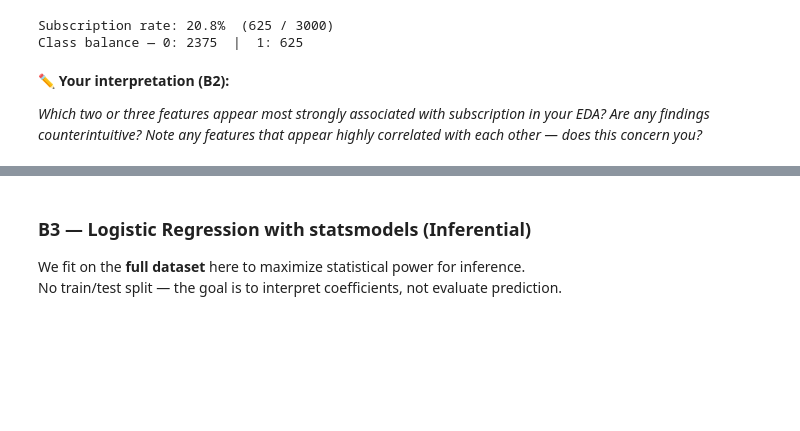
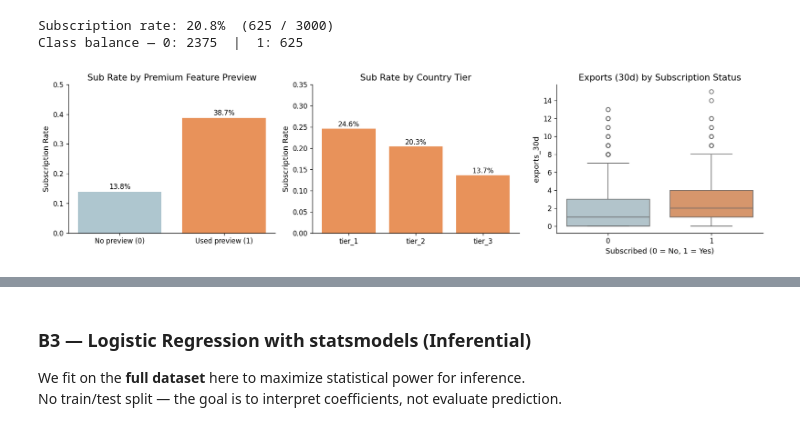
Before and after one commit to ekam-n/iat-461, a Jupyter notebook: Assignments/A2/iat461_a2_EkamNijjar_301457886.ipynb, the cells around one changed output, grey strips where cells are left out. Cells and saved outputs as stored; diff of their text form; code cells hidden in the pictures; blank space fills up the shorter version.

```diff
--- a/Assignments/A2/iat461_a2_EkamNijjar_301457886.ipynb
+++ b/Assignments/A2/iat461_a2_EkamNijjar_301457886.ipynb
@@ -687,4 +658,34 @@ plt.show()
-# %% [markdown]
-**✏️ Your interpretation (B2):**
-
-*Which two or three features appear most strongly associated with subscription in your EDA? Are any findings counterintuitive? Note any features that appear highly correlated with each other — does this concern you?*
+# %%
+fig, axes = plt.subplots(1, 3, figsize=(15, 4))
+
+# Plot 1: subscription rate by used_premium_feature_preview
+rates_premium = df_sub.groupby('used_premium_feature_preview')['subscribed'].mean()
+axes[0].bar(['No preview (0)', 'Used preview (1)'], rates_premium.values, color=['#aec6cf', ACCENT])
+axes[0].set_title('Sub Rate by Premium Feature Preview')
+axes[0].set_ylabel('Subscription Rate')
+axes[0].set_ylim(0, 0.5)
+for bar, val in zip(axes[0].patches, rates_premium.values):
+    axes[0].text(bar.get_x() + bar.get_width()/2, val + 0.01,
+                 f"{val:.1%}", ha="center", fontsize=10)
+
+# Plot 2: subscription rate by country_tier
+rates_tier = df_sub.groupby('country_tier')['subscribed'].mean().reindex(['tier_1','tier_2','tier_3'])
+axes[1].bar(rates_tier.index, rates_tier.values, color=ACCENT)
+axes[1].set_title('Sub Rate by Country Tier')
+axes[1].set_ylabel('Subscription Rate')
+axes[1].set_ylim(0, 0.35)
+for bar, val in zip(axes[1].patches, rates_tier.values):
+    axes[1].text(bar.get_x() + bar.get_width()/2, val + 0.005,
+                 f"{val:.1%}", ha="center", fontsize=10)
+
+# Plot 3: exports_30d distribution by subscription status
+sns.boxplot(data=df_sub, x='subscribed', y='exports_30d',
+            palette={'0': '#aec6cf', '1': ACCENT}, ax=axes[2])
+axes[2].set_title('Exports (30d) by Subscription Status')
+axes[2].set_xlabel('Subscribed (0 = No, 1 = Yes)')
+axes[2].set_ylabel('exports_30d')
+
+plt.tight_layout()
+plt.show()
+# %% [output]
+[figure, added]
```
Also changed, not shown: parts of 5 cells of this notebook.
